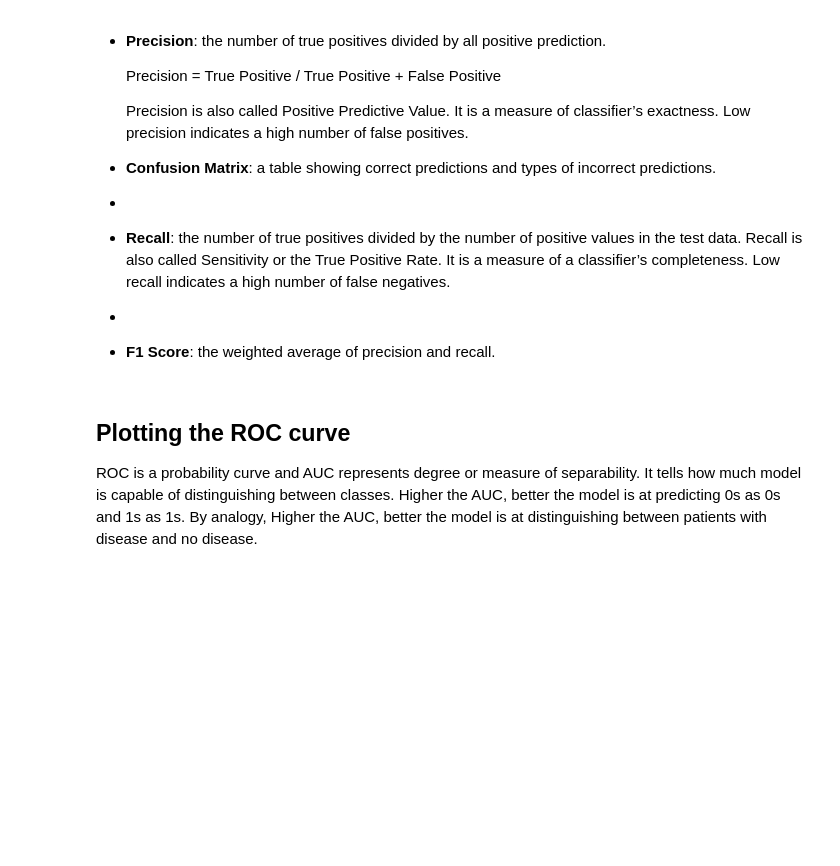
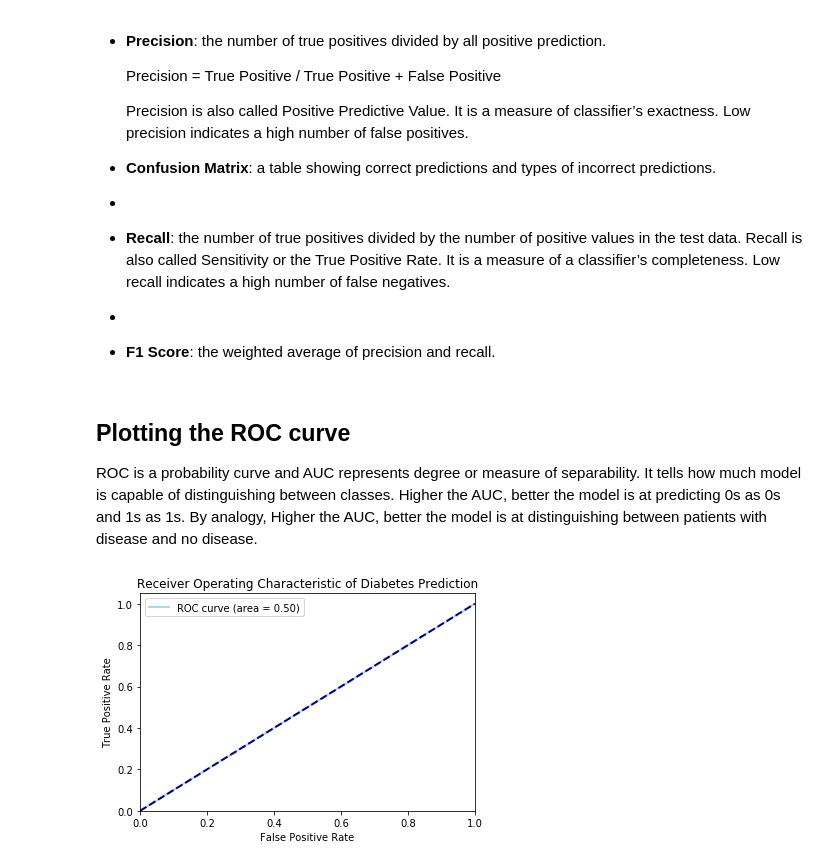
Before and after one commit to borkostolo/healthcare, a Jupyter notebook: dev/charlie/healthcare2.ipynb, the cells around one changed output. Cells and saved outputs as stored; diff of their text form; code cells hidden in the pictures; blank space fills up the shorter version.

Commit message:
run first regression with sad results

```diff
--- a/dev/charlie/healthcare2.ipynb
+++ b/dev/charlie/healthcare2.ipynb
@@ -466,0 +673,3 @@ df.drop(cols_to_drop, inplace= False, axis = 1)
+# %%
+diabdata2 = pd.read_csv('before_dummies.csv',index_col=0)
+diabdata2.columns
@@ -475,0 +755,6 @@ makedummies(diabdata,'race', pre_fix = 'class')
+# %%
+step7 = pd.get_dummies(diabdata2['admission_source_id'], prefix = 'class7')
+
+diabdata2 = pd.concat([diabdata2,step7], axis=1)
+diabdata2.drop('admission_source_id',1,inplace=True)
+diabdata2.shape
@@ -499,9 +806,9 @@ diabdata_scaled = scaler.transform(diabdata.drop('readmitted',1))
 # %%
 from sklearn.model_selection import cross_val_score, cross_val_predict, cross_validate, train_test_split
 
-X = diabdata.drop('readmitted',1)
+X = diabdata2.drop('readmitted',1)
 
-y = diabdata.readmitted
+y = diabdata2.readmitted
 
 
 X_train, X_test, y_train, y_test = train_test_split(X, y, test_size = .3, random_state=42)
@@ -545,16 +898,17 @@ set_params()
 get_params()
 # %%
 from sklearn.linear_model    import LogisticRegression, SGDClassifier
+from sklearn.metrics         import accuracy_score, f1_score, recall_score
 # from sklearn.tree            import DecisionTreeClassifier
 # from sklearn.ensemble        import RandomForestRegressor
 
 print('Using Logistic Regression')
 
-diad_logit = LogisticRegression(solver='liblinear') # C=1/self.alpha,penalty='l1',max_iter=100
+diab_logit = LogisticRegression(solver='liblinear') # C=1/self.alpha,penalty='l1',max_iter=100
 
 diab_logit.fit(X_train,y_train)
 
-diab_pred = diab_logit.predict(X_test)
+y_pred = diab_logit.predict(X_test)
 
 # Checking the accuracy value
-accuracy_score(y_test, diab_pred)
+print('The accuracy score',accuracy_score(y_test, y_pred))
@@ -607,0 +991,27 @@ plt.show()
+# %%
+from sklearn.metrics import roc_curve, auc
+import matplotlib.pyplot as plt
+
+diab_logit.fit(X_train,y_train)
+
+y_pred = diab_logit.predict(X_test)
+
+# false posite rate, true porsitive rate
+fpr, tpr, _ = roc_curve(y_test, y_pred)
+
+roc_auc  = auc(fpr, tpr)
+
+plt.figure()
+lw = 2
+plt.plot(fpr, tpr, color='lightblue',
+         lw=lw, label='ROC curve (area = %0.2f)' % roc_auc)
+plt.plot([0, 1], [0, 1], color='navy', lw=lw, linestyle='--')
+plt.xlim([0.0, 1.0])
+plt.ylim([0.0, 1.05])
+plt.xlabel('False Positive Rate')
+plt.ylabel('True Positive Rate')
+plt.title('Receiver Operating Characteristic of Diabetes Prediction')
+plt.legend()
+plt.show()
+# %% [output]
+[figure, added]
```
Also changed, not shown: parts of 62 cells of this notebook.
